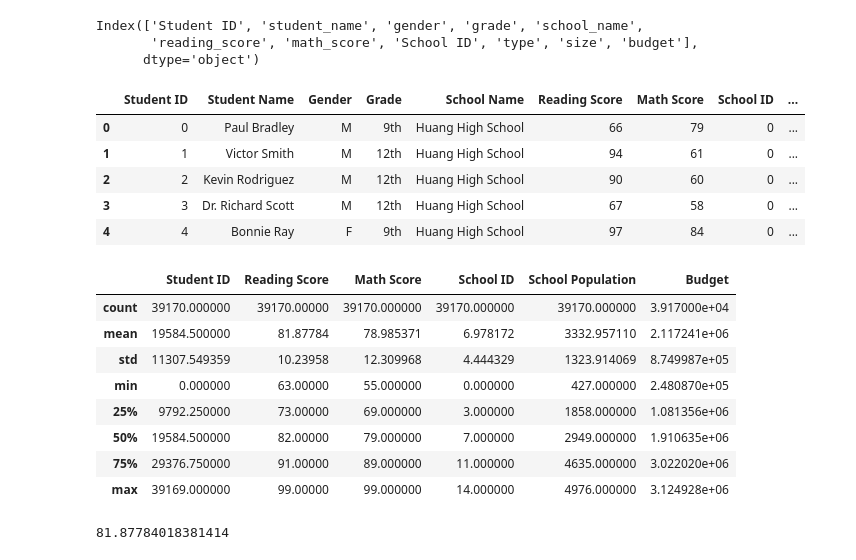
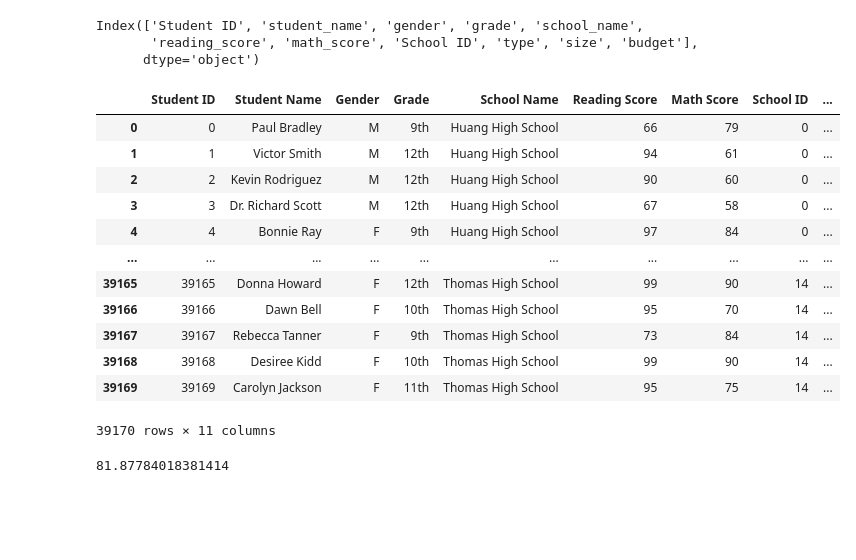
Before and after one commit to Terra999/pandas-challenge, a Jupyter notebook: PyCitySchools/PyCitySchools.ipynb, the cells around one changed output. Drawn from its saved outputs; the diff is of its cells as text; code cells hidden in the pictures; blank space fills up the shorter version.

Commit message:
Summary table is almost complete.

```diff
--- a/PyCitySchools/PyCitySchools.ipynb
+++ b/PyCitySchools/PyCitySchools.ipynb
@@ -66,24 +71,19 @@ Index(['Student ID', 'student_name', 'gender', 'grade', 'school_name',
       dtype='object')
 # %%
 school_data_renamed = school_data_complete.rename(columns={"student_name":"Student Name", "gender":"Gender", "grade":"Grade", "school_name":"School Name", "reading_score":"Reading Score", "math_score":"Math Score", "type":"Type of School", "size":"School Population", "budget":"Budget"})
-school_data_renamed.head()
+school_data_renamed
 # %% [output]
 |  | Student ID | Student Name | Gender | Grade | School Name | Reading Score | Math Score | School ID | ... |
 | 0 | 0 | Paul Bradley | M | 9th | Huang High School | 66 | 79 | 0 | ... |
 | 1 | 1 | Victor Smith | M | 12th | Huang High School | 94 | 61 | 0 | ... |
 | 2 | 2 | Kevin Rodriguez | M | 12th | Huang High School | 90 | 60 | 0 | ... |
 | 3 | 3 | Dr. Richard Scott | M | 12th | Huang High School | 67 | 58 | 0 | ... |
 | 4 | 4 | Bonnie Ray | F | 9th | Huang High School | 97 | 84 | 0 | ... |
+| ... | ... | ... | ... | ... | ... | ... | ... | ... | ... |
+| 39165 | 39165 | Donna Howard | F | 12th | Thomas High School | 99 | 90 | 14 | ... |
+| 39166 | 39166 | Dawn Bell | F | 10th | Thomas High School | 95 | 70 | 14 | ... |
+| 39167 | 39167 | Rebecca Tanner | F | 9th | Thomas High School | 73 | 84 | 14 | ... |
+| 39168 | 39168 | Desiree Kidd | F | 10th | Thomas High School | 99 | 90 | 14 | ... |
+| 39169 | 39169 | Carolyn Jackson | F | 11th | Thomas High School | 95 | 75 | 14 | ... |
+39170 rows × 11 columns
-# %%
-school_data_renamed.describe()
-# %% [output]
-|  | Student ID | Reading Score | Math Score | School ID | School Population | Budget |
-| count | 39170.000000 | 39170.00000 | 39170.000000 | 39170.000000 | 39170.000000 | 3.917000e+04 |
-| mean | 19584.500000 | 81.87784 | 78.985371 | 6.978172 | 3332.957110 | 2.117241e+06 |
-| std | 11307.549359 | 10.23958 | 12.309968 | 4.444329 | 1323.914069 | 8.749987e+05 |
-| min | 0.000000 | 63.00000 | 55.000000 | 0.000000 | 427.000000 | 2.480870e+05 |
-| 25% | 9792.250000 | 73.00000 | 69.000000 | 3.000000 | 1858.000000 | 1.081356e+06 |
-| 50% | 19584.500000 | 82.00000 | 79.000000 | 7.000000 | 2949.000000 | 1.910635e+06 |
-| 75% | 29376.750000 | 91.00000 | 89.000000 | 11.000000 | 4635.000000 | 3.022020e+06 |
-| max | 39169.000000 | 99.00000 | 99.000000 | 14.000000 | 4976.000000 | 3.124928e+06 |
 # %%
```
Also changed, not shown: parts of 8 cells of this notebook.
